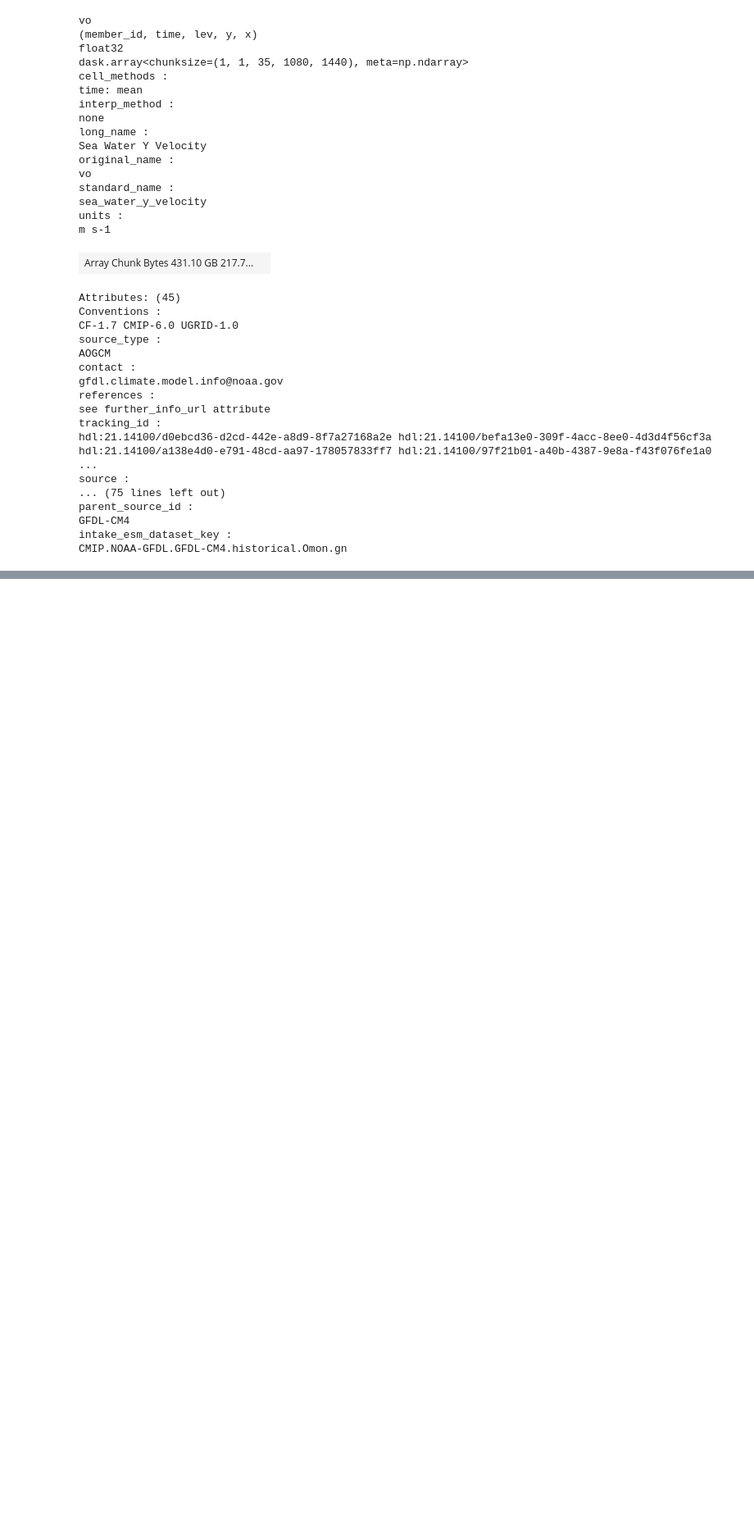
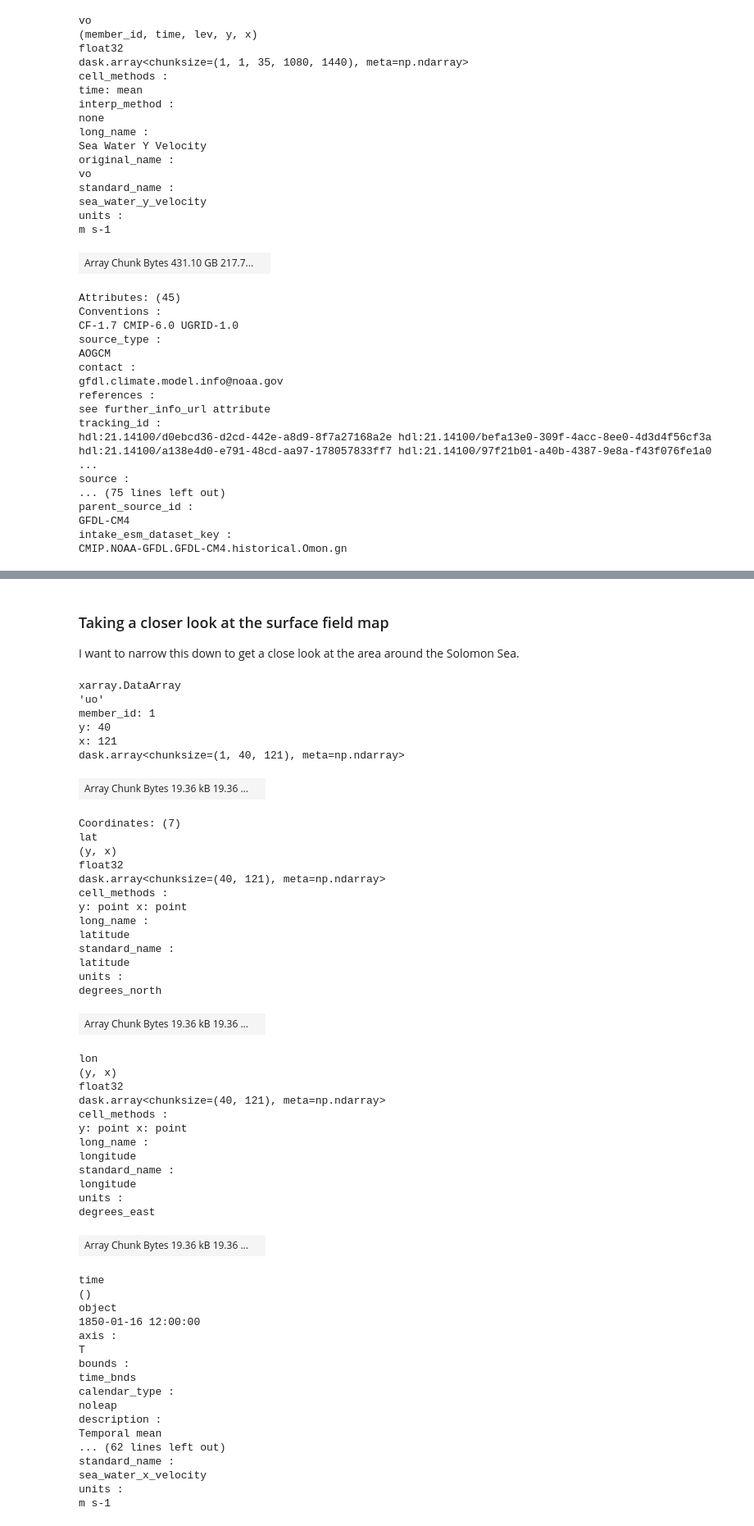
Before and after one commit to disandroa/Example-Notebooks, a Jupyter notebook: Initial Calculations/cm4_vo_plot.ipynb, the cells around one changed output, grey strips where cells are left out. Shown at 82% size. Saved outputs shown, nothing was run; the diff lists cells and outputs as text; code cells hidden in the pictures; blank space fills up the shorter version.

```diff
--- a/Initial Calculations/cm4_vo_plot.ipynb
+++ b/Initial Calculations/cm4_vo_plot.ipynb
@@ -134,0 +215,58 @@ CMIP.NOAA-GFDL.GFDL-CM4.historical.Omon.gn
+# %% [markdown]
+### Taking a closer look at the surface field map
+I want to narrow this down to get a close look at the area around the Solomon Sea.
+# %%
+sol_map = CM4_hist['uo'].sel(lev=2.5, time=CM4_hist.time[0]).sel(y=slice(-12.0,-2.0)).sel(x=slice(-250,-220))
+sol_map
+# %% [output]
+xarray.DataArray
+'uo'
+member_id: 1
+y: 40
+x: 121
+dask.array<chunksize=(1, 40, 121), meta=np.ndarray>
+| Array Chunk Bytes 19.36 kB 19.36 ... |  |
+Coordinates: (7)
+lat
+(y, x)
+float32
+dask.array<chunksize=(40, 121), meta=np.ndarray>
+cell_methods :
+y: point x: point
+long_name :
+latitude
+standard_name :
+latitude
+units :
+degrees_north
+| Array Chunk Bytes 19.36 kB 19.36 ... |  |
+lon
+(y, x)
+float32
+dask.array<chunksize=(40, 121), meta=np.ndarray>
+cell_methods :
+y: point x: point
+long_name :
+longitude
+standard_name :
+longitude
+units :
+degrees_east
+| Array Chunk Bytes 19.36 kB 19.36 ... |  |
+time
+()
+object
+1850-01-16 12:00:00
+axis :
+T
+bounds :
+time_bnds
+calendar_type :
+noleap
+description :
+Temporal mean
+... (62 lines left out)
+standard_name :
+sea_water_x_velocity
+units :
+m s-1
```
Also changed, not shown: parts of 9 cells of this notebook.
